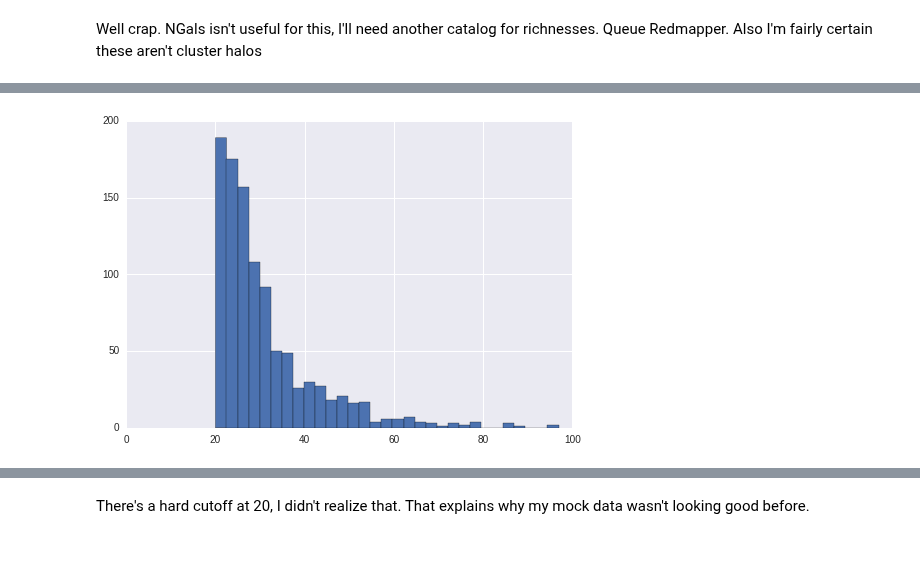
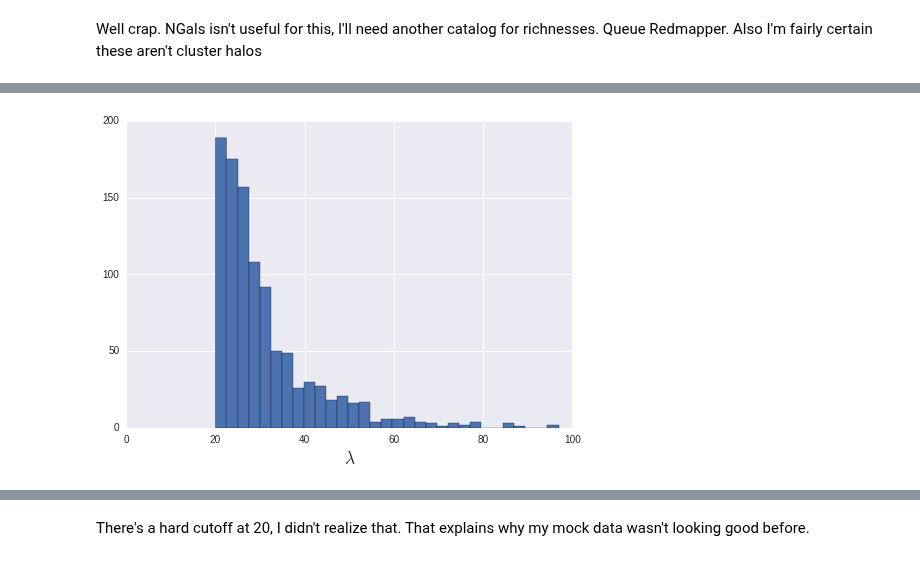
Before and after one commit to Ravirajadrangi/ClusterMassInference, a Jupyter notebook: Project Notebook.ipynb, the cells around one changed output, grey strips where cells are left out. Drawn from its saved outputs; the diff is of its cells as text; code cells hidden in the pictures.

```diff
--- a/Project Notebook.ipynb
+++ b/Project Notebook.ipynb
@@ -215,6 +215,7 @@ dim:
 None
 # %%
 plt.hist(redmapperData['LAMBDA_CHISQ'], bins = int(np.sqrt(redmapperData.shape[0])));
+plt.xlabel('$\lambda$',size = 'xx-large')
 plt.xlim([0,100]);
 # %% [output]
-[figure, old version]
+[figure, new version]
```
Also changed, not shown: parts of 18 cells of this notebook.
